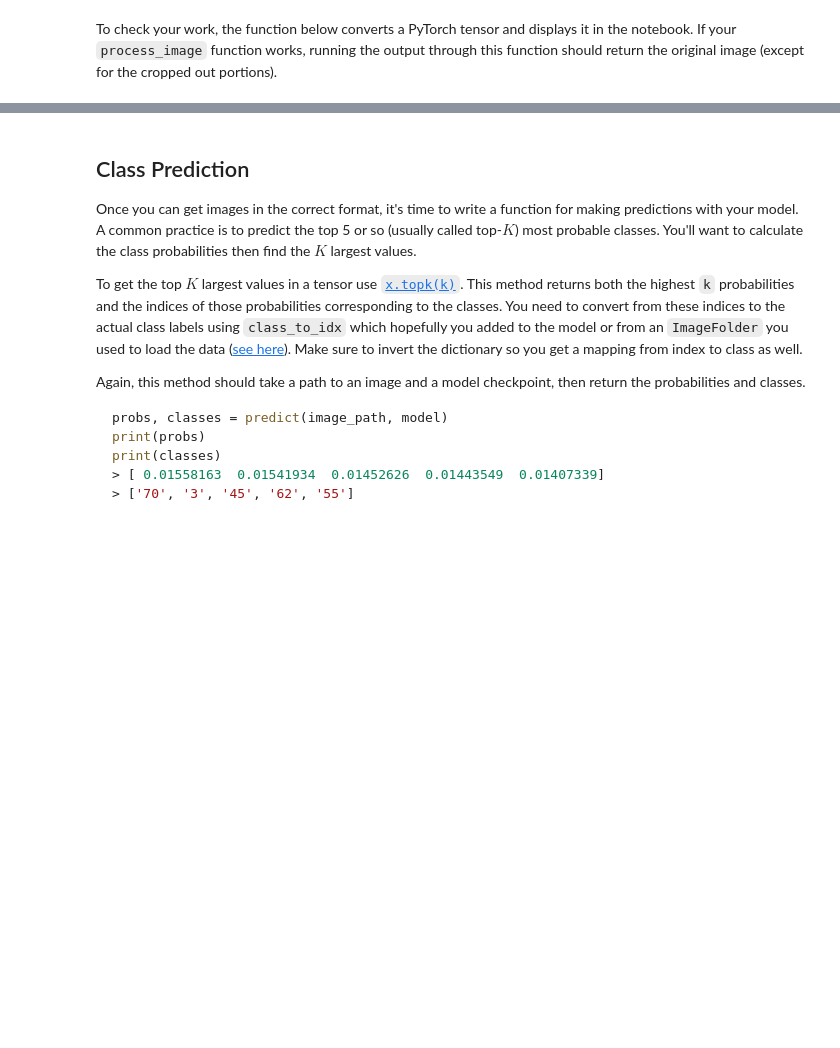
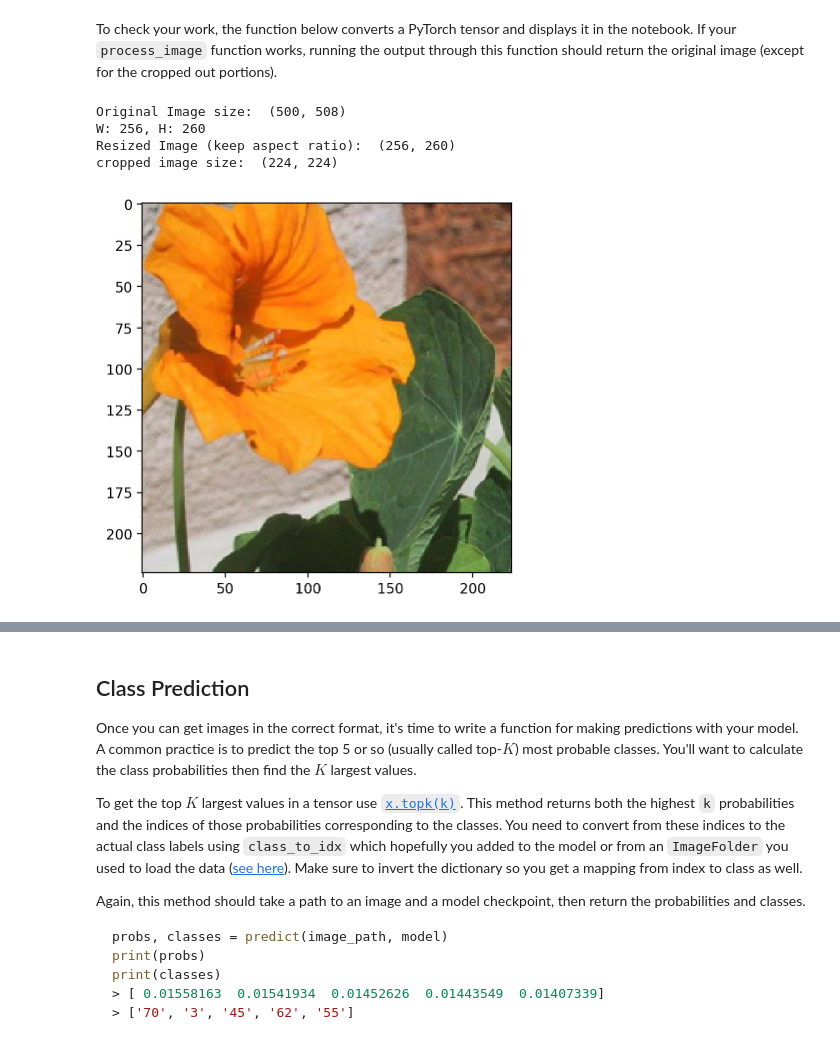
Before and after one commit to kinant/ud-ai-python-nd, a Jupyter notebook: PR02/Image Classifier Project_V1.1.ipynb, the cells around one changed output, grey strips where cells are left out. Cells and saved outputs as stored; diff of their text form; code cells hidden in the pictures; blank space fills up the shorter version.

```diff
--- a/PR02/Image Classifier Project_V1.1.ipynb
+++ b/PR02/Image Classifier Project_V1.1.ipynb
@@ -318,10 +318,3 @@ Color channels of images are typically encoded as integers 0-255, but the model
 As before, the network expects the images to be normalized in a specific way. For the means, it's `[0.485, 0.456, 0.406]` and for the standard deviations `[0.229, 0.224, 0.225]`. You'll want to subtract the means from each color channel, then divide by the standard deviation.
 
 And finally, PyTorch expects the color channel to be the first dimension but it's the third dimension in the PIL image and Numpy array. You can reorder dimensions using [`ndarray.transpose`](https://docs.scipy.org/doc/numpy-1.13.0/reference/generated/numpy.ndarray.transpose.html). The color channel needs to be first and retain the order of the other two dimensions.
-# %%
-def process_image(image):
-    ''' Scales, crops, and normalizes a PIL image for a PyTorch model,
-        returns an Numpy array
-    '''
-
-    # TODO: Process a PIL image for use in a PyTorch model
@@ -348,3 +427,41 @@ def imshow(image, ax=None, title=None):
     ax.imshow(image)
 
     return ax
+# %%
+import random
+
+def get_random_image_path():
+    """
+    Get a random image path from the flowers
+    Test Folder. I will use this function to
+    use the predict function on any random image
+    in that folder.
+    """
+
+    # get a random index for the folder (there are 102)
+    rand_folder_idx = random.randint(1, 102)
+    # print(rand_folder_idx)
+
+    # get a random image
+    # build the dir/path
+    rand_dir = 'flowers/test/' + str(rand_folder_idx) + '/'
+
+    # get a random file from the dir
+    # https://stackoverflow.com/questions/701402/best-way-to-choose-a-random-file-from-a-directory
+    rand_img = random.choice(os.listdir(rand_dir))
+
+    # build fuild image path
+    rand_img_path = rand_dir + rand_img
+
+    return rand_img_path
+# %%
+# test random image function
+rand_img_path = get_random_image_path()
+img = process_image(rand_img_path)
+imshow(img);
+# %% [output]
+Original Image size:  (500, 508)
+W: 256, H: 260
+Resized Image (keep aspect ratio):  (256, 260)
+cropped image size:  (224, 224)
+[figure, added]
```
Also changed, not shown: parts of 6 cells of this notebook.
